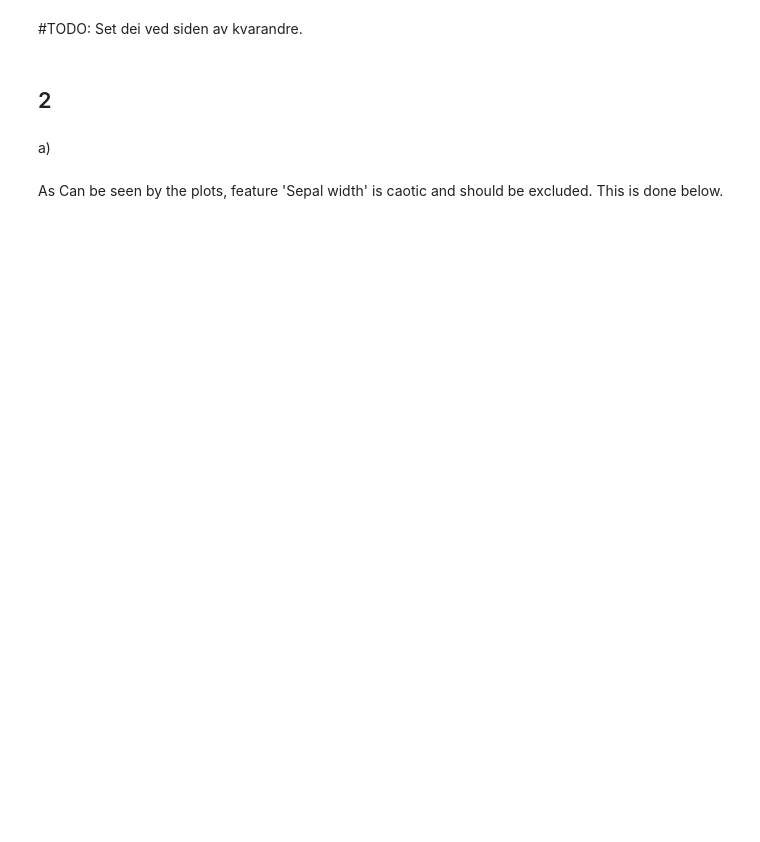
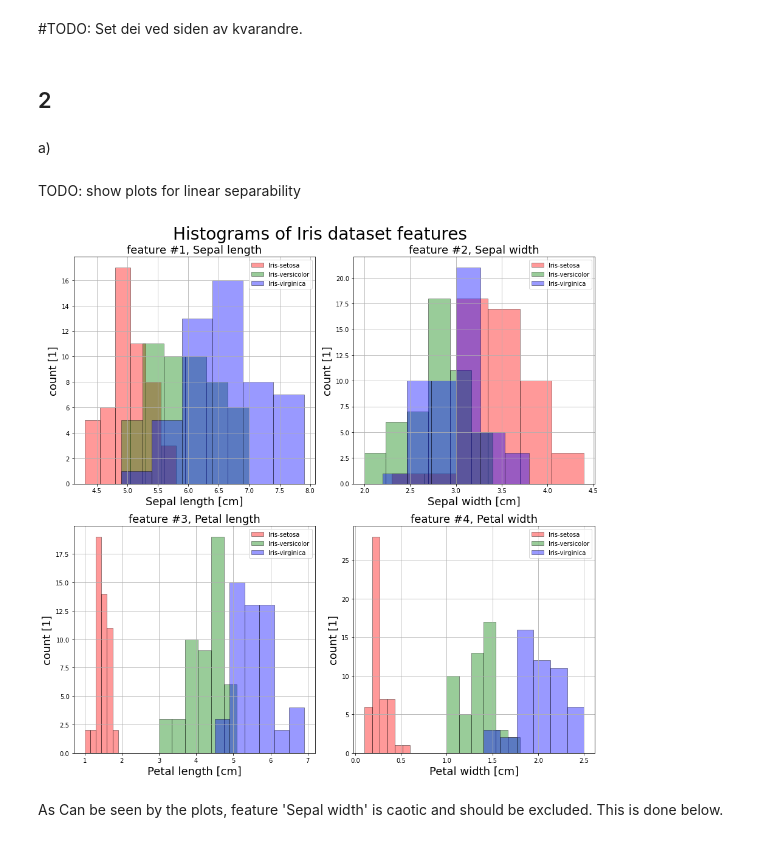
Before and after one commit to simon-cmyk/Classifier, a Jupyter notebook: Iris.ipynb, the cells around one changed output. Cells and saved outputs as stored; diff of their text form; code cells hidden in the pictures; blank space fills up the shorter version.

```diff
--- a/Iris.ipynb
+++ b/Iris.ipynb
@@ -312,6 +338,8 @@ PlotConfusionMatrix(ConfMatrix)
 ## 2
 # %% [markdown]
 a)
+# %% [markdown]
+TODO: show plots for linear separability
 # %%
 # for f in range(4):
 #     for g in range(4):
@@ -332,17 +360,23 @@ for i in range(len(paths)):
                 features[paths[i]][k].append(float(line[k]))
 # %%
 n_bars = 6
-opacity = 0.5
+opacity = 0.4
 plt.figure(figsize=(13,13))
+plt.suptitle("Histograms of Iris dataset features", fontsize=28)
 for index, feature in enumerate(IRIS_Dataset.feature_names):
     plt.subplot(2, 2, index+1)
     for class_nr in range(n_classes):
-        plt.hist(features[paths[class_nr]][index], label=IRIS_Dataset.classes_names[class_nr], bins=n_bars, alpha=opacity)
+        plt.title(f"feature #{index+1}, {feature[:-5]}", fontsize=18)
+        plt.hist(features[paths[class_nr]][index], label=IRIS_Dataset.classes_names[class_nr], bins=n_bars, alpha=opacity, edgecolor='black', color=IRIS_Dataset.colors[class_nr])
     plt.legend()
-    plt.xlabel(feature)
-    plt.ylabel('count')
-
+    plt.xlabel(feature, fontsize=18)
+    plt.ylabel('count  [1]',fontsize=18)
+    plt.grid()
+plt.tight_layout()
+plt.savefig("svg_figures/Iris_histograms.svg")
 plt.show()
+# %% [output]
+[figure, added]
 # %% [markdown]
 As Can be seen by the plots, feature 'Sepal width' is caotic and should be excluded. This is done below.
 # %%
```
Also changed, not shown: parts of 13 cells of this notebook, 10 other files.
